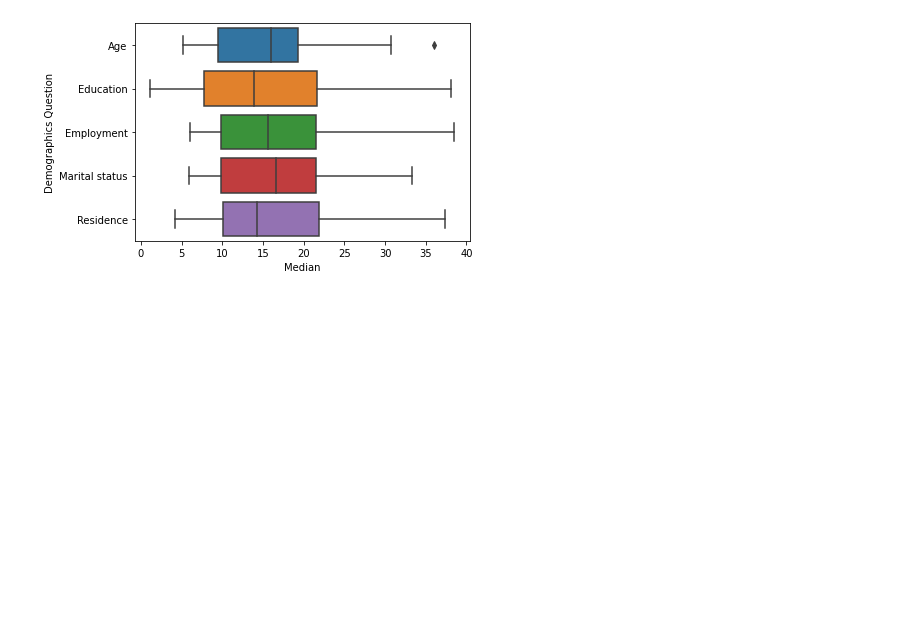
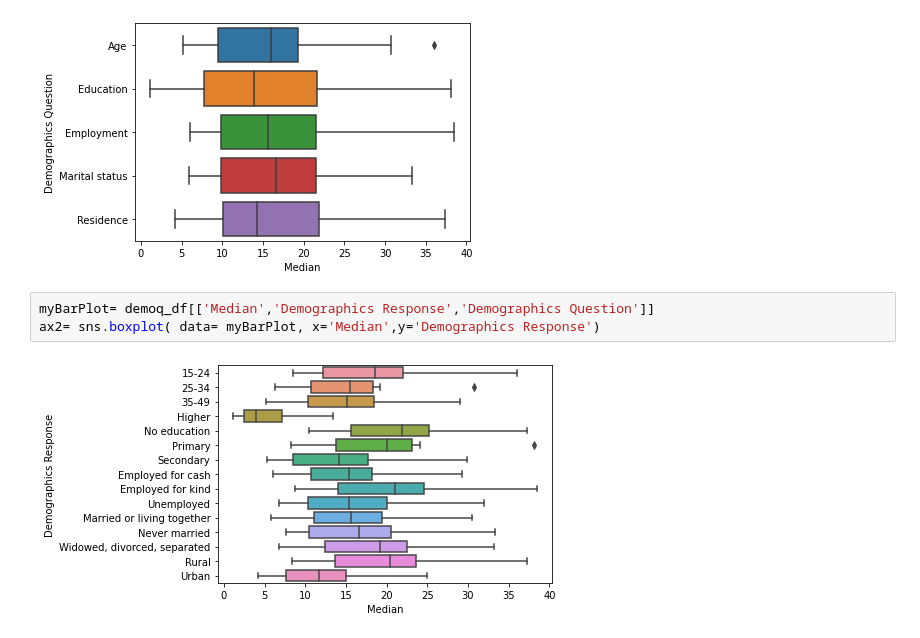
Before and after one commit to orifelszer/Data-analysis-introduction, a Jupyter notebook: Untitled1.ipynb, the cells around one changed output. Cells and saved outputs as stored; diff of their text form; blank space fills up the shorter version.

```diff
--- a/Untitled1.ipynb
+++ b/Untitled1.ipynb
@@ -75,3 +157,8 @@ myBoxplot= demoq_df[['Median','Demographics Question']]
 ax= sns.boxplot( data= myBoxplot, x='Median',y='Demographics Question')
 # %% [output]
 [figure]
+# %%
+myBarPlot= demoq_df[['Median','Demographics Response','Demographics Question']]
+ax2= sns.boxplot( data= myBarPlot, x='Median',y='Demographics Response')
+# %% [output]
+[figure, added]
```
Also changed, not shown: parts of 15 cells of this notebook.
